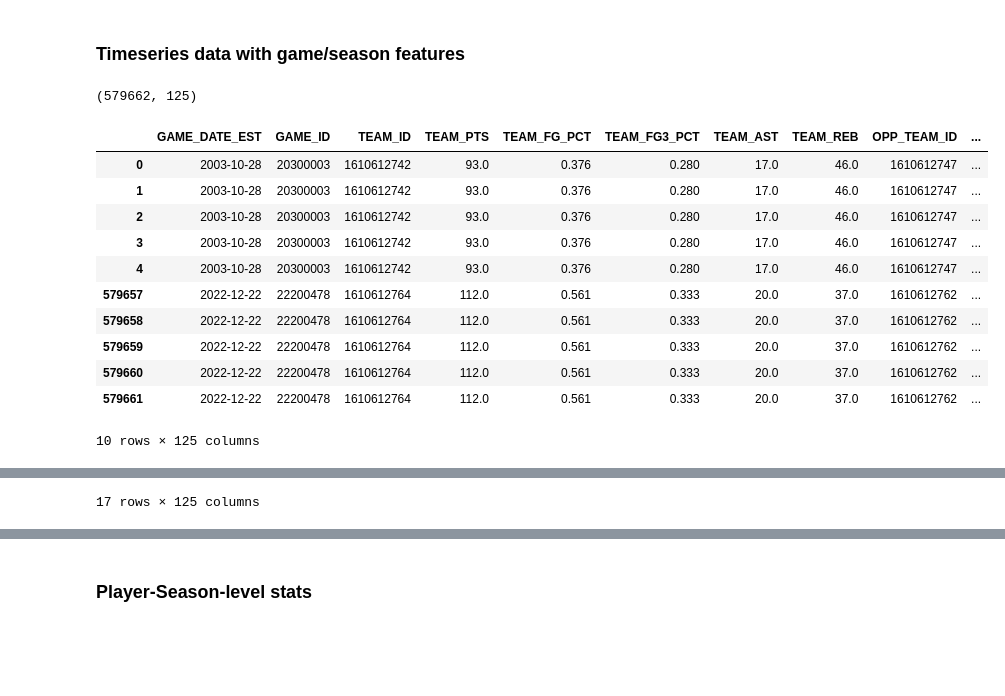
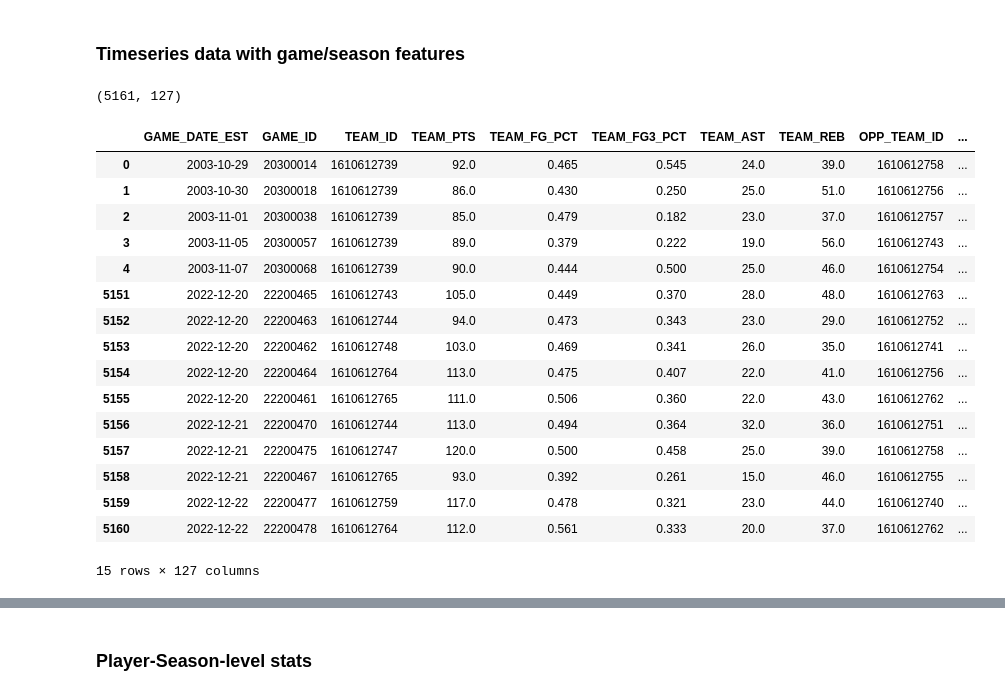
Before and after one commit to brownbrandon272/basketball, a Jupyter notebook: scripts/create_ts_data.ipynb, the cells around one changed output, grey strips where cells are left out. Saved outputs shown, nothing was run; the diff lists cells and outputs as text; code cells hidden in the pictures; blank space fills up the shorter version.

```diff
--- a/scripts/create_ts_data.ipynb
+++ b/scripts/create_ts_data.ipynb
@@ -728,6 +728,7 @@ display(display_df_future)
 # %%
 def get_min(time_str):
     """Get minutes from time (MM:SS)"""
+    if pd.isna(time_str): return np.nan
     try:
         m, s = time_str.split(':')
         mins = float(m) + float(s)/60
@@ -775,15 +776,15 @@ df_game_detail_ts
 | 579661 | 2022-12-22 | 22200478 | 1610612764 | 2023 | WAS | Washington | 1630264 | Anthony Gill | ... |
 579662 rows × 33 columns
 # %%
-pd.set_option("display.max_rows", 30)
-
-## get unique list of PLAYER_ID and season_short from df_game_detail_ts
 def player_season_agg(x):
     names = {'min_date': x['GAME_DATE_EST'].min(), }
             #  'max_date': x['GAME_DATE_EST'].max()}
     return pd.Series(names, index=['min_date']) # , 'max_date'])
+
+pd.set_option("display.max_rows", 30)
+
 player_szn_group_cols = ['PLAYER_ID', 'PLAYER_NAME', 'TEAM_ID', 'season_short']
-player_seasons = df_game_detail_ts.groupby(player_szn_group_cols).apply(player_season_agg).reset_index()
+player_seasons = df_game_detail_fill_staging.groupby(player_szn_group_cols).apply(player_season_agg).reset_index()
 player_seasons.sort_values(by=['PLAYER_ID', 'season_short', 'TEAM_ID'], inplace=True)
 player_seasons.drop_duplicates(subset=['PLAYER_ID', 'season_short', 'TEAM_ID'], inplace=True)
 
@@ -886,9 +888,5 @@ date_cols = [c for c in some_players_games_filled.columns if 'date' in c.lower()
 for c in date_cols:
     some_players_games_filled[c] = pd.to_datetime(some_players_games_filled[c])
 
-# some_players_games_filled
-
-# display 100 rows
-pd.set_option('display.max_rows', 100)
-some_players_games_filled.loc[(some_players_games_filled['team_season_short'] == 2023)]
+some_players_games_filled.loc[(some_players_games_filled['staging_season_short'] == 2022)]
 # %% [output]
@@ -912,5 +906,23 @@ some_players_games_filled.loc[(some_players_games_filled['team_season_short'] ==
 # %%
-df_game_detail_ts = df_game_detail.copy()
+df_game_detail_ts = some_players_games_filled.copy()
+
+## check if any "staging_"* columns are null
+staging_cols = [c for c in df_game_detail_ts.columns if 'staging_' in c.lower()]
+print('staging cols with nulls:', df_game_detail_ts[staging_cols].isnull().any().sum())
+
+## fill nulls in "staging_"* columns with previous non-null value for group of staging_player_id and staging_season_short ordered by staging_game_date_est
+df_game_detail_ts[staging_cols] = df_game_detail_ts.groupby(['staging_player_id', 'staging_season_short'])[staging_cols].ffill()
+
+## rename "staging_"* columns and drop the columns they are replacing
+df_game_detail_ts.drop(columns=['GAME_DATE_EST', 'TEAM_ID', 'season_short', 'PLAYER_ID', 'PLAYER_NAME', 'GAME_ID'], inplace=True)
+df_game_detail_ts.rename(
+    columns={'staging_game_date_est': 'GAME_DATE_EST',
+            'staging_team_id': 'TEAM_ID',
+            'staging_game_id': 'GAME_ID',
+            'staging_season_short': 'season_short',
+            'staging_player_id': 'PLAYER_ID',
+            'staging_player_name': 'PLAYER_NAME'},
+    inplace=True)
 
 ## Get minutes as float
 df_game_detail_ts['MIN'] = df_game_detail_ts['MIN'].apply(get_min)
@@ -940,4 +952,5 @@ df_game_detail_ts.drop(['TEAM_CITY', 'TEAM_ABBREVIATION', 'NICKNAME', 'COMMENT']
 
 print(df_game_detail_ts.shape)
 display(df_game_detail_ts.head())
+display(df_game_detail_ts.tail(15))
 # %% [output]
@@ -952,37 +982,42 @@ display(df_game_detail_ts.head())
 ### Timeseries data with game/season features
 # %%
 ## 6. Merge game/season table onto game detail timeseries table
-df_gamedays_fc_ts = pd.merge(df_gamedays_fc, df_game_detail_ts, on=['GAME_ID', 'TEAM_ID'], how='inner')
+df_gamedays_fc_ts = pd.merge(df_gamedays_fc, df_game_detail_ts, on=['GAME_DATE_EST', 'GAME_ID', 'TEAM_ID', 'season_short'], how='inner')
 
 ## Create two features: 1) played in first game of back to back, 2) played in second game of back to back
 # if first game of back to back is 1 and game played is 1, then played in first game of back to back. if first game of back to back is 0, then played in first game of back to back is null
 df_gamedays_fc_ts['played_in_first_game_of_back_to_back'] = np.where((df_gamedays_fc_ts['first_back_to_back'] == 1) & (df_gamedays_fc_ts['game_played'] == 1), 1, 0)
 df_gamedays_fc_ts['played_in_first_game_of_back_to_back'] = np.where(df_gamedays_fc_ts['first_back_to_back'] == 0, np.nan, df_gamedays_fc_ts['played_in_first_game_of_back_to_back'])
 
 # if second game of back to back is 1 and game played is 1, then played in second game of back to back
 df_gamedays_fc_ts['played_in_second_game_of_back_to_back'] = np.where((df_gamedays_fc_ts['second_back_to_back'] == 1) & (df_gamedays_fc_ts['game_played'] == 1), 1, 0)
 df_gamedays_fc_ts['played_in_second_game_of_back_to_back'] = np.where(df_gamedays_fc_ts['second_back_to_back'] == 0, np.nan, df_gamedays_fc_ts['played_in_second_game_of_back_to_back'])
 
 # pandas display 100 columns
 pd.set_option('display.max_columns', 100)
 print(df_gamedays_fc_ts.shape)
-display(pd.concat([df_gamedays_fc_ts.head(5), df_gamedays_fc_ts.tail(5)], axis=0, sort=False))
+display(pd.concat([df_gamedays_fc_ts.head(5), df_gamedays_fc_ts.tail(10)], axis=0, sort=False))
 
-# display first_back_to_back = 1 and season_short is 2022
-display(df_gamedays_fc_ts[(df_gamedays_fc_ts['second_back_to_back'] == 1) & (df_gamedays_fc_ts['season_short'] == 2022)].head(17))
+# # display first_back_to_back = 1 and season_short is 2022
+# display(df_gamedays_fc_ts[(df_gamedays_fc_ts['second_back_to_back'] == 1) & (df_gamedays_fc_ts['season_short'] == 2022)].head(14))
 
 # lost a row, somebody didn't have a match for game and team ids
 # %% [output]
-(579662, 125)
+(5161, 127)
 |  | GAME_DATE_EST | GAME_ID | TEAM_ID | TEAM_PTS | TEAM_FG_PCT | TEAM_FG3_PCT | TEAM_AST | TEAM_REB | OPP_TEAM_ID | ... |
-| 0 | 2003-10-28 | 20300003 | 1610612742 | 93.0 | 0.376 | 0.280 | 17.0 | 46.0 | 1610612747 | ... |
-| 1 | 2003-10-28 | 20300003 | 1610612742 | 93.0 | 0.376 | 0.280 | 17.0 | 46.0 | 1610612747 | ... |
-| 2 | 2003-10-28 | 20300003 | 1610612742 | 93.0 | 0.376 | 0.280 | 17.0 | 46.0 | 1610612747 | ... |
-| 3 | 2003-10-28 | 20300003 | 1610612742 | 93.0 | 0.376 | 0.280 | 17.0 | 46.0 | 1610612747 | ... |
-| 4 | 2003-10-28 | 20300003 | 1610612742 | 93.0 | 0.376 | 0.280 | 17.0 | 46.0 | 1610612747 | ... |
-| 579657 | 2022-12-22 | 22200478 | 1610612764 | 112.0 | 0.561 | 0.333 | 20.0 | 37.0 | 1610612762 | ... |
-| 579658 | 2022-12-22 | 22200478 | 1610612764 | 112.0 | 0.561 | 0.333 | 20.0 | 37.0 | 1610612762 | ... |
-| 579659 | 2022-12-22 | 22200478 | 1610612764 | 112.0 | 0.561 | 0.333 | 20.0 | 37.0 | 1610612762 | ... |
-| 579660 | 2022-12-22 | 22200478 | 1610612764 | 112.0 | 0.561 | 0.333 | 20.0 | 37.0 | 1610612762 | ... |
-| 579661 | 2022-12-22 | 22200478 | 1610612764 | 112.0 | 0.561 | 0.333 | 20.0 | 37.0 | 1610612762 | ... |
+| 0 | 2003-10-29 | 20300014 | 1610612739 | 92.0 | 0.465 | 0.545 | 24.0 | 39.0 | 1610612758 | ... |
+| 1 | 2003-10-30 | 20300018 | 1610612739 | 86.0 | 0.430 | 0.250 | 25.0 | 51.0 | 1610612756 | ... |
+| 2 | 2003-11-01 | 20300038 | 1610612739 | 85.0 | 0.479 | 0.182 | 23.0 | 37.0 | 1610612757 | ... |
+| 3 | 2003-11-05 | 20300057 | 1610612739 | 89.0 | 0.379 | 0.222 | 19.0 | 56.0 | 1610612743 | ... |
+| 4 | 2003-11-07 | 20300068 | 1610612739 | 90.0 | 0.444 | 0.500 | 25.0 | 46.0 | 1610612754 | ... |
+| 5151 | 2022-12-20 | 22200465 | 1610612743 | 105.0 | 0.449 | 0.370 | 28.0 | 48.0 | 1610612763 | ... |
+| 5152 | 2022-12-20 | 22200463 | 1610612744 | 94.0 | 0.473 | 0.343 | 23.0 | 29.0 | 1610612752 | ... |
+| 5153 | 2022-12-20 | 22200462 | 1610612748 | 103.0 | 0.469 | 0.341 | 26.0 | 35.0 | 1610612741 | ... |
+| 5154 | 2022-12-20 | 22200464 | 1610612764 | 113.0 | 0.475 | 0.407 | 22.0 | 41.0 | 1610612756 | ... |
+| 5155 | 2022-12-20 | 22200461 | 1610612765 | 111.0 | 0.506 | 0.360 | 22.0 | 43.0 | 1610612762 | ... |
+| 5156 | 2022-12-21 | 22200470 | 1610612744 | 113.0 | 0.494 | 0.364 | 32.0 | 36.0 | 1610612751 | ... |
+| 5157 | 2022-12-21 | 22200475 | 1610612747 | 120.0 | 0.500 | 0.458 | 25.0 | 39.0 | 1610612758 | ... |
+| 5158 | 2022-12-21 | 22200467 | 1610612765 | 93.0 | 0.392 | 0.261 | 15.0 | 46.0 | 1610612755 | ... |
+| 5159 | 2022-12-22 | 22200477 | 1610612759 | 117.0 | 0.478 | 0.321 | 23.0 | 44.0 | 1610612740 | ... |
+| 5160 | 2022-12-22 | 22200478 | 1610612764 | 112.0 | 0.561 | 0.333 | 20.0 | 37.0 | 1610612762 | ... |
-10 rows × 125 columns
+15 rows × 127 columns
@@ -1007,4 +1024,3 @@ display(df_gamedays_fc_ts[(df_gamedays_fc_ts['second_back_to_back'] == 1) & (df_
-17 rows × 125 columns
 # %%
 pd.set_option('display.max_rows', 120)
 display(df_gamedays_fc_ts.dtypes)
```
Also changed, not shown: parts of 15 cells of this notebook, 1 other file.
